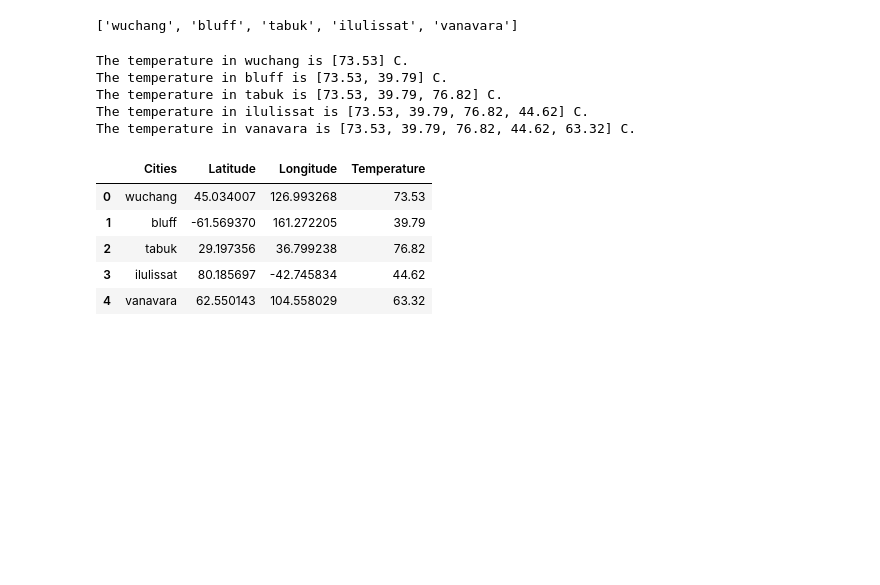
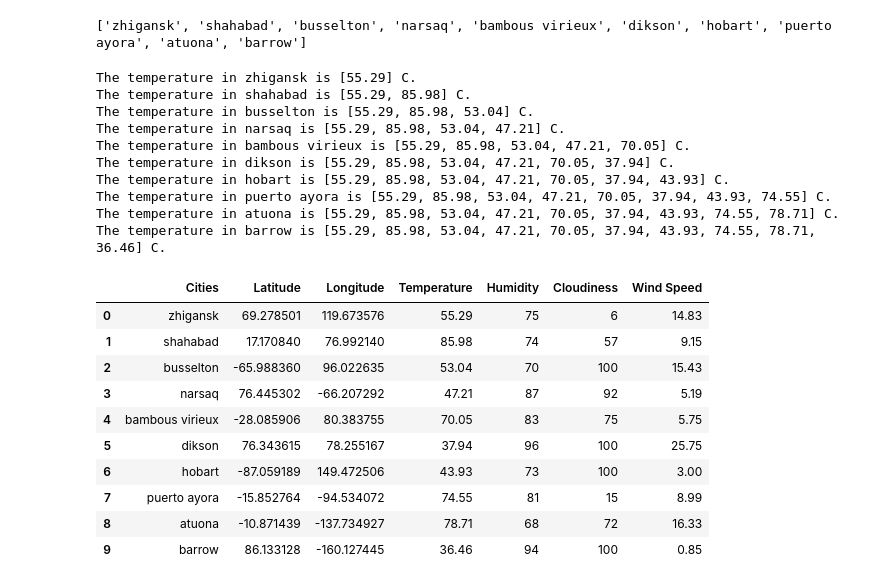
Before and after one commit to Barlow0471/Python-API-Challenge, a Jupyter notebook: WeatherPy/WeatherPy2.ipynb, the cells around one changed output. Saved outputs shown, nothing was run; the diff lists cells and outputs as text; code cells hidden in the pictures; blank space fills up the shorter version.

```diff
--- a/WeatherPy/WeatherPy2.ipynb
+++ b/WeatherPy/WeatherPy2.ipynb
@@ -26,8 +26,8 @@ lat_lngs = []
 cities = []
 
 # Create a set of random lat and lng combinations
-lats = np.random.uniform(lat_range[0], lat_range[1], size=5)
-lngs = np.random.uniform(lng_range[0], lng_range[1], size=5)
+lats = np.random.uniform(lat_range[0], lat_range[1], size=10)
+lngs = np.random.uniform(lng_range[0], lng_range[1], size=10)
 lat_lngs = zip(lats, lngs)
 
 # Identify nearest city for each lat, lng combination
@@ -42,7 +42,7 @@ for lat_lng in lat_lngs:
 len(cities)
 print(cities)
 # %% [output]
-['wuchang', 'bluff', 'tabuk', 'ilulissat', 'vanavara']
+['zhigansk', 'shahabad', 'busselton', 'narsaq', 'bambous virieux', 'dikson', 'hobart', 'puerto ayora', 'atuona', 'barrow']
 # %%
 # Save config info
 url = "http://api.openweathermap.org/data/2.5/weather?"
@@ -60,21 +60,32 @@ for city in cities:
     response = requests.get(query_url + city).json()
     temp.append(response['main']['temp'])
     humidity.append(response['main']['humidity'])
-    cloudiness.append(response['clouds'][''])
+    cloudiness.append(response['clouds']['all'])
+    wind_speed.append(response['wind']['speed'])
     print(f"The temperature in {city} is {temp} C.")
 # %% [output]
-The temperature in wuchang is [73.53] C.
-The temperature in bluff is [73.53, 39.79] C.
-The temperature in tabuk is [73.53, 39.79, 76.82] C.
-The temperature in ilulissat is [73.53, 39.79, 76.82, 44.62] C.
-The temperature in vanavara is [73.53, 39.79, 76.82, 44.62, 63.32] C.
+The temperature in zhigansk is [55.29] C.
+The temperature in shahabad is [55.29, 85.98] C.
+The temperature in busselton is [55.29, 85.98, 53.04] C.
+The temperature in narsaq is [55.29, 85.98, 53.04, 47.21] C.
+The temperature in bambous virieux is [55.29, 85.98, 53.04, 47.21, 70.05] C.
+The temperature in dikson is [55.29, 85.98, 53.04, 47.21, 70.05, 37.94] C.
+The temperature in hobart is [55.29, 85.98, 53.04, 47.21, 70.05, 37.94, 43.93] C.
+The temperature in puerto ayora is [55.29, 85.98, 53.04, 47.21, 70.05, 37.94, 43.93, 74.55] C.
+The temperature in atuona is [55.29, 85.98, 53.04, 47.21, 70.05, 37.94, 43.93, 74.55, 78.71] C.
+The temperature in barrow is [55.29, 85.98, 53.04, 47.21, 70.05, 37.94, 43.93, 74.55, 78.71, 36.46] C.
 # %%
-cities_df = pd.DataFrame({'Cities': cities, 'Latitude': lats, 'Longitude': lngs, 'Temperature': temp})
+cities_df = pd.DataFrame({'Cities': cities, 'Latitude': lats, 'Longitude': lngs, 'Temperature': temp, 'Humidity': humidity, 'Cloudiness': cloudiness, 'Wind Speed': wind_speed})
 cities_df
 # %% [output]
-|  | Cities | Latitude | Longitude | Temperature |
-| 0 | wuchang | 45.034007 | 126.993268 | 73.53 |
-| 1 | bluff | -61.569370 | 161.272205 | 39.79 |
-| 2 | tabuk | 29.197356 | 36.799238 | 76.82 |
-| 3 | ilulissat | 80.185697 | -42.745834 | 44.62 |
-| 4 | vanavara | 62.550143 | 104.558029 | 63.32 |
+|  | Cities | Latitude | Longitude | Temperature | Humidity | Cloudiness | Wind Speed |
+| 0 | zhigansk | 69.278501 | 119.673576 | 55.29 | 75 | 6 | 14.83 |
+| 1 | shahabad | 17.170840 | 76.992140 | 85.98 | 74 | 57 | 9.15 |
+| 2 | busselton | -65.988360 | 96.022635 | 53.04 | 70 | 100 | 15.43 |
+| 3 | narsaq | 76.445302 | -66.207292 | 47.21 | 87 | 92 | 5.19 |
+| 4 | bambous virieux | -28.085906 | 80.383755 | 70.05 | 83 | 75 | 5.75 |
+| 5 | dikson | 76.343615 | 78.255167 | 37.94 | 96 | 100 | 25.75 |
+| 6 | hobart | -87.059189 | 149.472506 | 43.93 | 73 | 100 | 3.00 |
+| 7 | puerto ayora | -15.852764 | -94.534072 | 74.55 | 81 | 15 | 8.99 |
+| 8 | atuona | -10.871439 | -137.734927 | 78.71 | 68 | 72 | 16.33 |
+| 9 | barrow | 86.133128 | -160.127445 | 36.46 | 94 | 100 | 0.85 |
```
Also changed, not shown: parts of 4 cells of this notebook.
